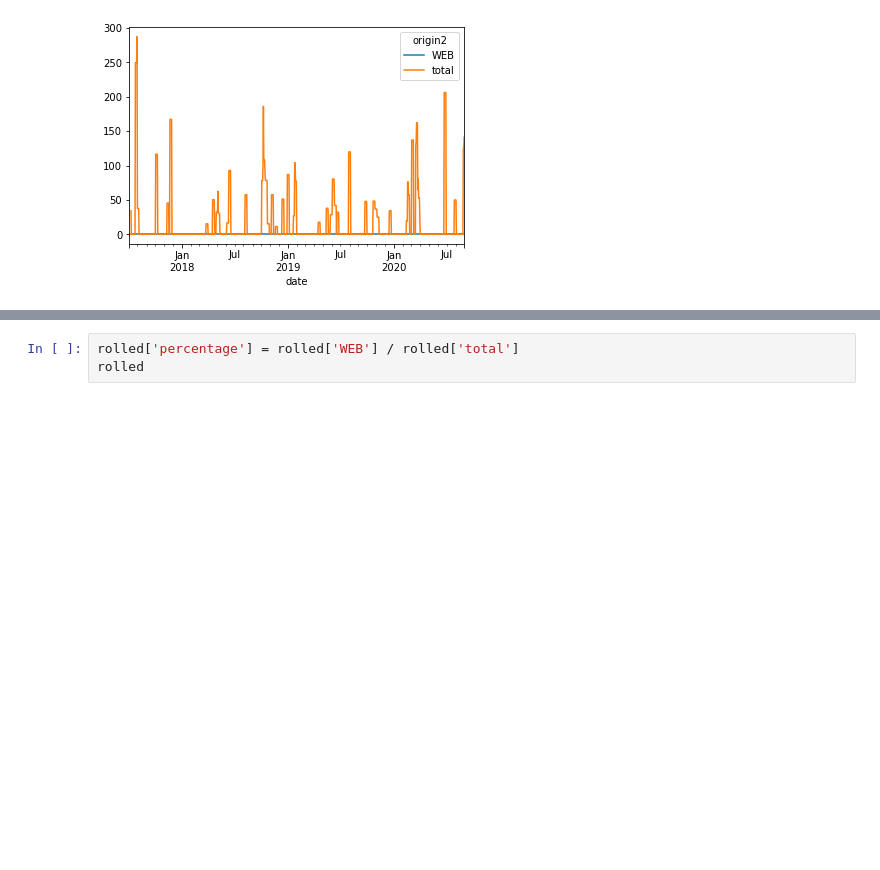
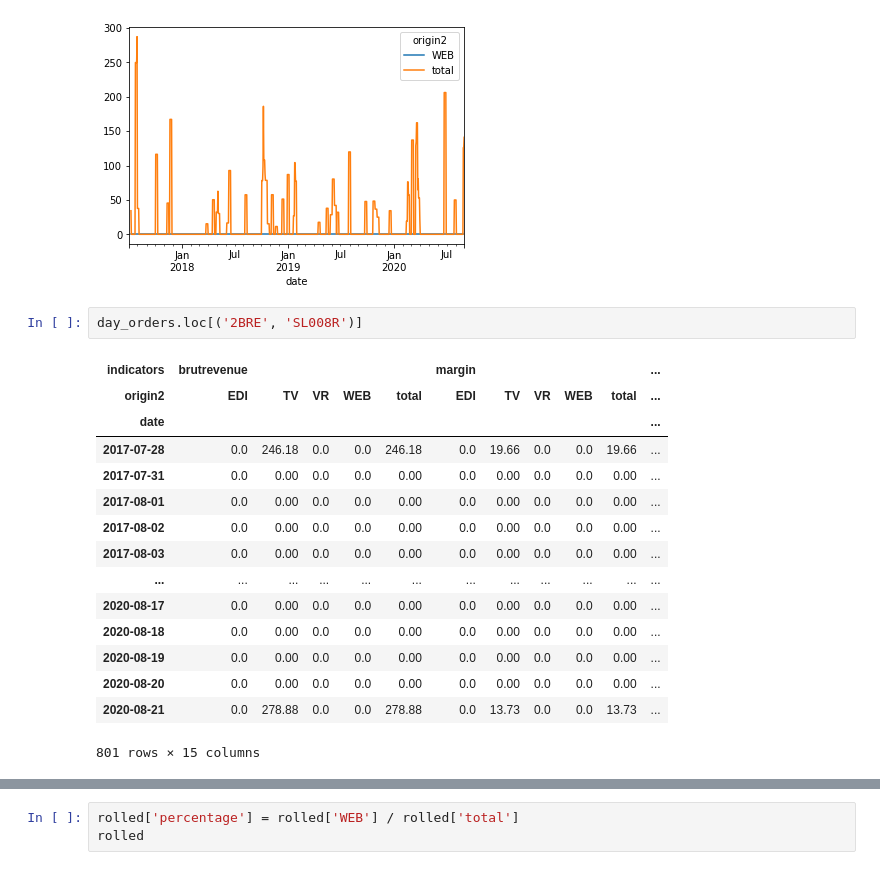
Before and after one commit to UltraDiuve/WebOrNot, a Jupyter notebook: notebooks/part2.ipynb, the cells around one changed output, grey strips where cells are left out. Drawn from its saved outputs; the diff is of its cells as text; blank space fills up the shorter version.

```diff
--- a/notebooks/part2.ipynb
+++ b/notebooks/part2.ipynb
@@ -77,3 +306,21 @@ rolled.loc[('2BRE', 'SL009N')].plot(kind='line')
 # %% [output]
 <AxesSubplot:xlabel='date'>
 [figure]
+# %%
+day_orders.loc[('2BRE', 'SL008R')]
+# %% [output]
+| indicators | brutrevenue |  |  |  |  | margin |  |  |  |  | ... |
+| origin2 | EDI | TV | VR | WEB | total | EDI | TV | VR | WEB | total | ... |
+| date |  |  |  |  |  |  |  |  |  |  | ... |
+| 2017-07-28 | 0.0 | 246.18 | 0.0 | 0.0 | 246.18 | 0.0 | 19.66 | 0.0 | 0.0 | 19.66 | ... |
+| 2017-07-31 | 0.0 | 0.00 | 0.0 | 0.0 | 0.00 | 0.0 | 0.00 | 0.0 | 0.0 | 0.00 | ... |
+| 2017-08-01 | 0.0 | 0.00 | 0.0 | 0.0 | 0.00 | 0.0 | 0.00 | 0.0 | 0.0 | 0.00 | ... |
+| 2017-08-02 | 0.0 | 0.00 | 0.0 | 0.0 | 0.00 | 0.0 | 0.00 | 0.0 | 0.0 | 0.00 | ... |
+| 2017-08-03 | 0.0 | 0.00 | 0.0 | 0.0 | 0.00 | 0.0 | 0.00 | 0.0 | 0.0 | 0.00 | ... |
+| ... | ... | ... | ... | ... | ... | ... | ... | ... | ... | ... | ... |
+| 2020-08-17 | 0.0 | 0.00 | 0.0 | 0.0 | 0.00 | 0.0 | 0.00 | 0.0 | 0.0 | 0.00 | ... |
+| 2020-08-18 | 0.0 | 0.00 | 0.0 | 0.0 | 0.00 | 0.0 | 0.00 | 0.0 | 0.0 | 0.00 | ... |
+| 2020-08-19 | 0.0 | 0.00 | 0.0 | 0.0 | 0.00 | 0.0 | 0.00 | 0.0 | 0.0 | 0.00 | ... |
+| 2020-08-20 | 0.0 | 0.00 | 0.0 | 0.0 | 0.00 | 0.0 | 0.00 | 0.0 | 0.0 | 0.00 | ... |
+| 2020-08-21 | 0.0 | 278.88 | 0.0 | 0.0 | 278.88 | 0.0 | 13.73 | 0.0 | 0.0 | 13.73 | ... |
+801 rows × 15 columns
```
Also changed, not shown: parts of 43 cells of this notebook, 1 other file.
